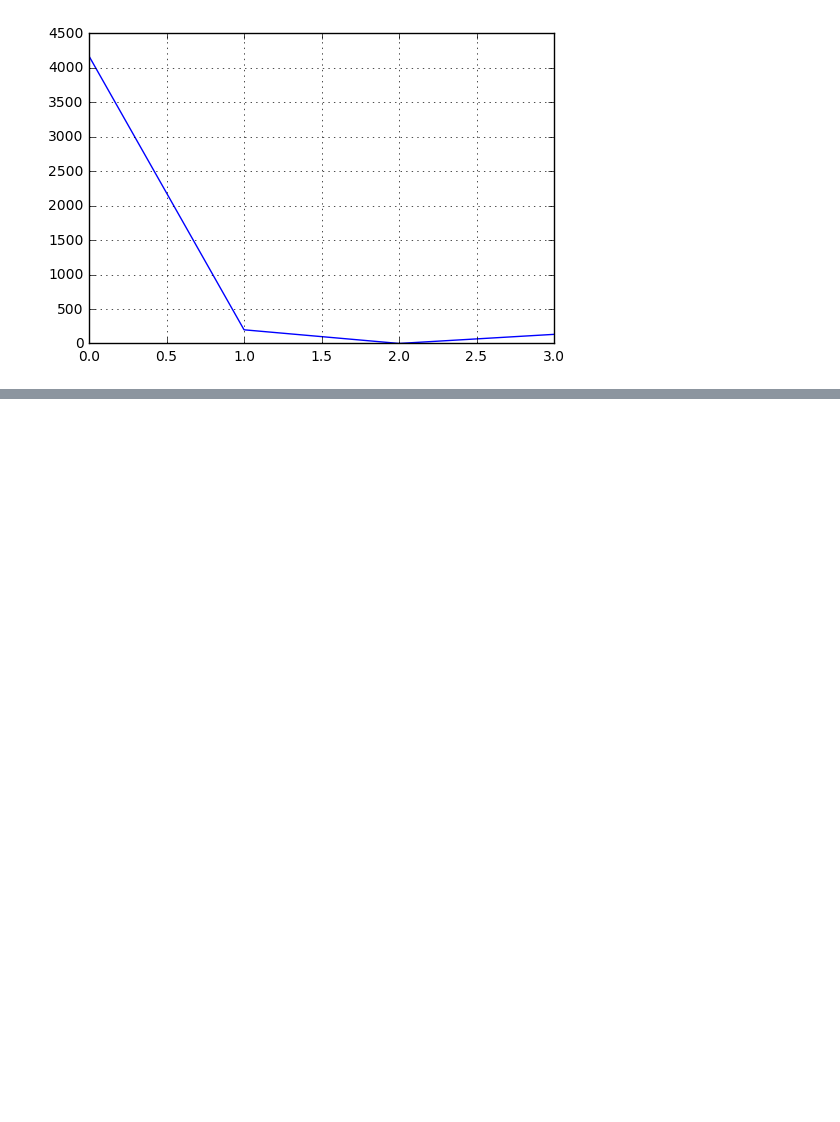
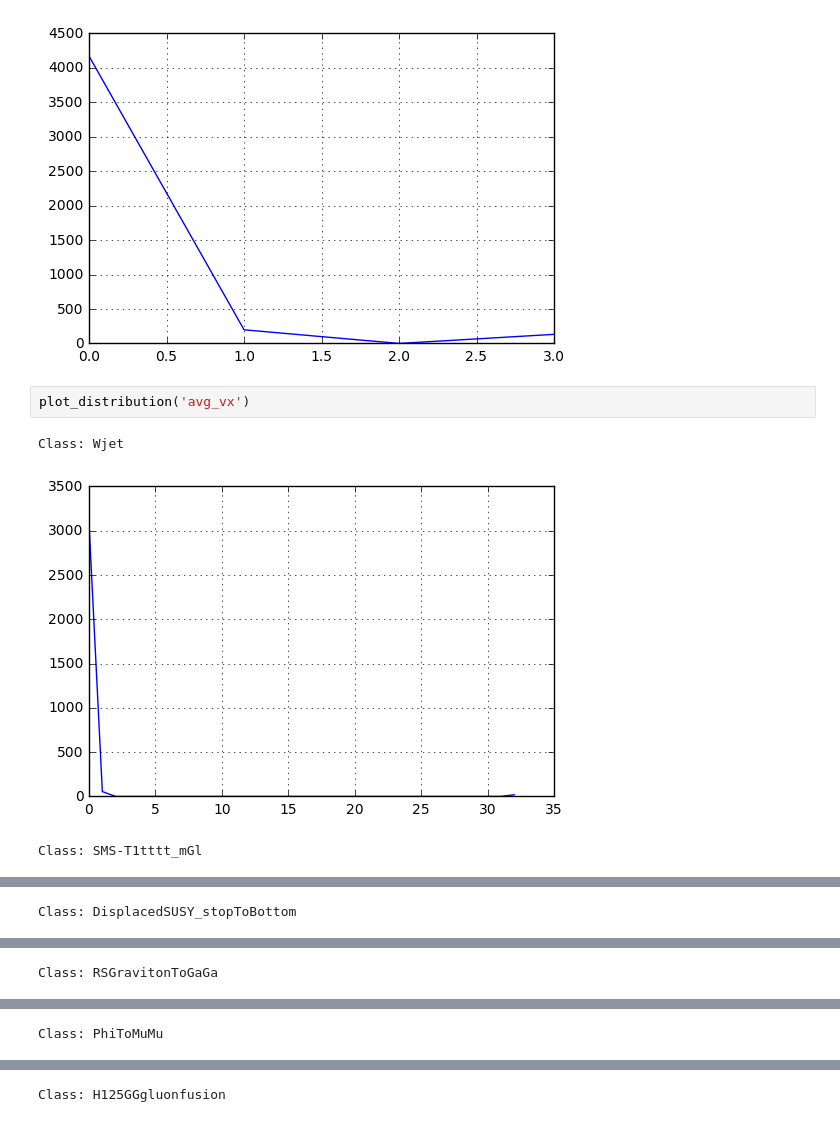
Before and after one commit to JoeriHermans/hep-track-reconstruction-ml, a Jupyter notebook: notebooks/data_exploration.ipynb, the cells around one changed output, grey strips where cells are left out. Cells and saved outputs as stored; diff of their text form; blank space fills up the shorter version.

```diff
--- a/notebooks/data_exploration.ipynb
+++ b/notebooks/data_exploration.ipynb
@@ -501,3 +545,9 @@ Class: PhiToMuMu
 [figure]
 Class: H125GGgluonfusion
 [figure]
+# %%
+plot_distribution('avg_vx')
+# %% [output]
+Class: Wjet
+[figure, added]
+Class: SMS-T1tttt_mGl
@@ -503,0 +555 @@ Class: H125GGgluonfusion
+Class: DisplacedSUSY_stopToBottom
@@ -503,0 +557 @@ Class: H125GGgluonfusion
+Class: RSGravitonToGaGa
@@ -503,0 +559 @@ Class: H125GGgluonfusion
+Class: PhiToMuMu
@@ -503,0 +561 @@ Class: H125GGgluonfusion
+Class: H125GGgluonfusion
```
Also changed, not shown: parts of 10 cells of this notebook.
